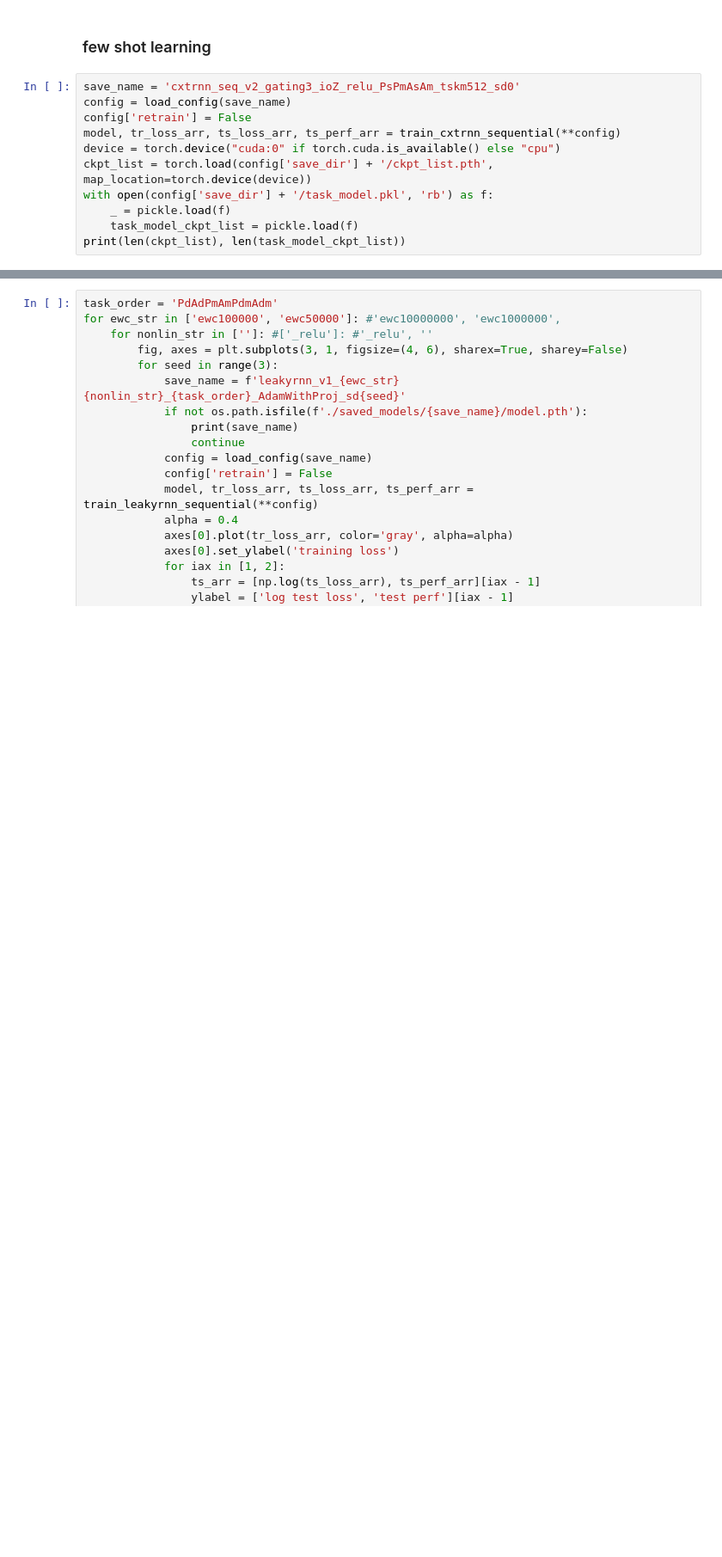
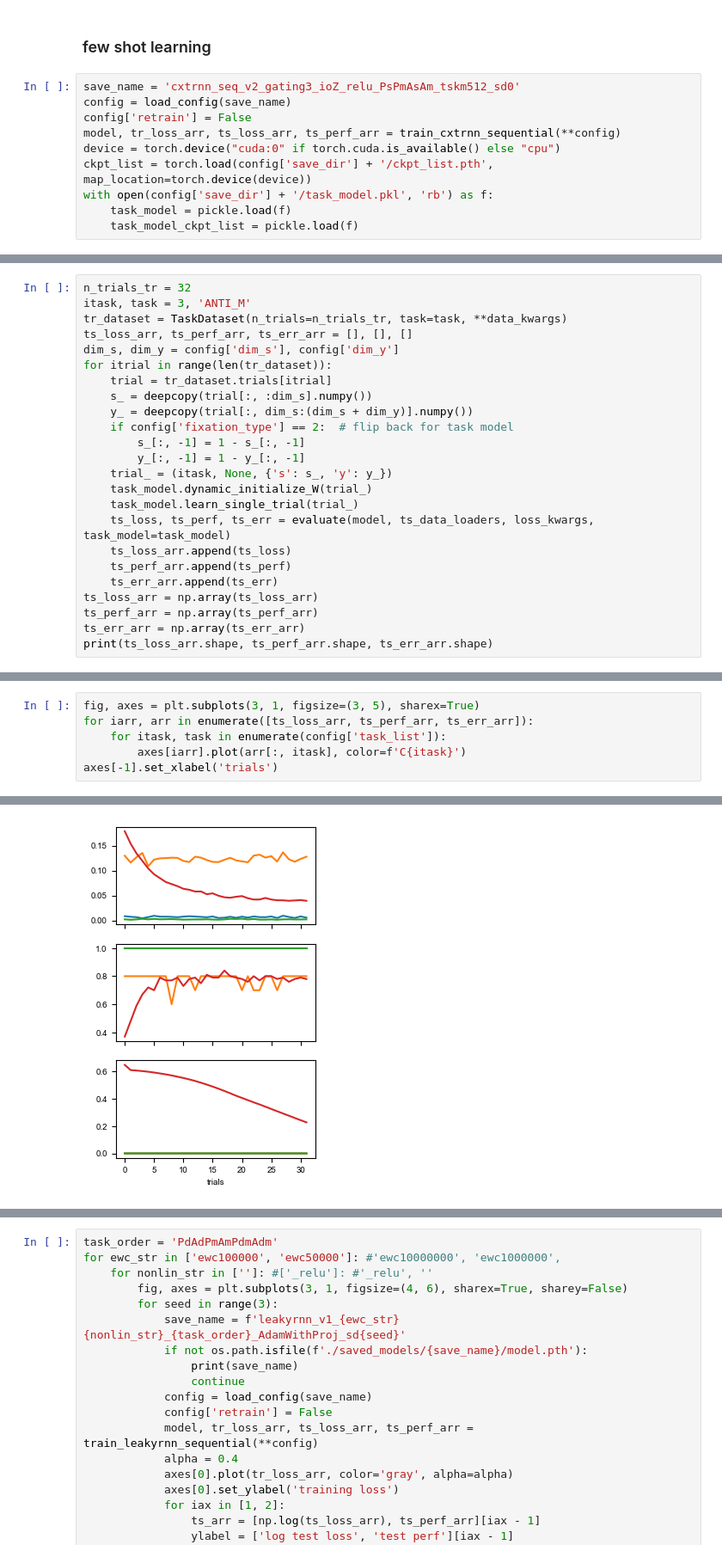
Before and after one commit to hzshan/context_inference_rnn, a Jupyter notebook: train.ipynb, the cells around one changed output, grey strips where cells are left out. Shown at 86% size. Saved outputs shown, nothing was run; the diff lists cells and outputs as text; blank space fills up the shorter version.

Commit message:
few shot learning

```diff
--- a/train.ipynb
+++ b/train.ipynb
@@ -251,7 +256,6 @@ model, tr_loss_arr, ts_loss_arr, ts_perf_arr = train_cxtrnn_sequential(**config)
 device = torch.device("cuda:0" if torch.cuda.is_available() else "cpu")
 ckpt_list = torch.load(config['save_dir'] + '/ckpt_list.pth', map_location=torch.device(device))
 with open(config['save_dir'] + '/task_model.pkl', 'rb') as f:
-    _ = pickle.load(f)
+    task_model = pickle.load(f)
     task_model_ckpt_list = pickle.load(f)
-print(len(ckpt_list), len(task_model_ckpt_list))
 # %%
@@ -295,0 +282,24 @@ print(np.mean(cur_ts_loss))
+# %%
+n_trials_tr = 32
+itask, task = 3, 'ANTI_M'
+tr_dataset = TaskDataset(n_trials=n_trials_tr, task=task, **data_kwargs)
+ts_loss_arr, ts_perf_arr, ts_err_arr = [], [], []
+dim_s, dim_y = config['dim_s'], config['dim_y']
+for itrial in range(len(tr_dataset)):
+    trial = tr_dataset.trials[itrial]
+    s_ = deepcopy(trial[:, :dim_s].numpy())
+    y_ = deepcopy(trial[:, dim_s:(dim_s + dim_y)].numpy())
+    if config['fixation_type'] == 2:  # flip back for task model
+        s_[:, -1] = 1 - s_[:, -1]
+        y_[:, -1] = 1 - y_[:, -1]
+    trial_ = (itask, None, {'s': s_, 'y': y_})
+    task_model.dynamic_initialize_W(trial_)
+    task_model.learn_single_trial(trial_)
+    ts_loss, ts_perf, ts_err = evaluate(model, ts_data_loaders, loss_kwargs, task_model=task_model)
+    ts_loss_arr.append(ts_loss)
+    ts_perf_arr.append(ts_perf)
+    ts_err_arr.append(ts_err)
+ts_loss_arr = np.array(ts_loss_arr)
+ts_perf_arr = np.array(ts_perf_arr)
+ts_err_arr = np.array(ts_err_arr)
+print(ts_loss_arr.shape, ts_perf_arr.shape, ts_err_arr.shape)
@@ -295,0 +308,7 @@ print(np.mean(cur_ts_loss))
+# %%
+fig, axes = plt.subplots(3, 1, figsize=(3, 5), sharex=True)
+for iarr, arr in enumerate([ts_loss_arr, ts_perf_arr, ts_err_arr]):
+    for itask, task in enumerate(config['task_list']):
+        axes[iarr].plot(arr[:, itask], color=f'C{itask}')
+axes[-1].set_xlabel('trials')
+# %% [output]
@@ -296 +316,2 @@ print(np.mean(cur_ts_loss))
+[figure, added]
 # %% [markdown]
```
Also changed, not shown: parts of 6 cells of this notebook, 2 other files.
